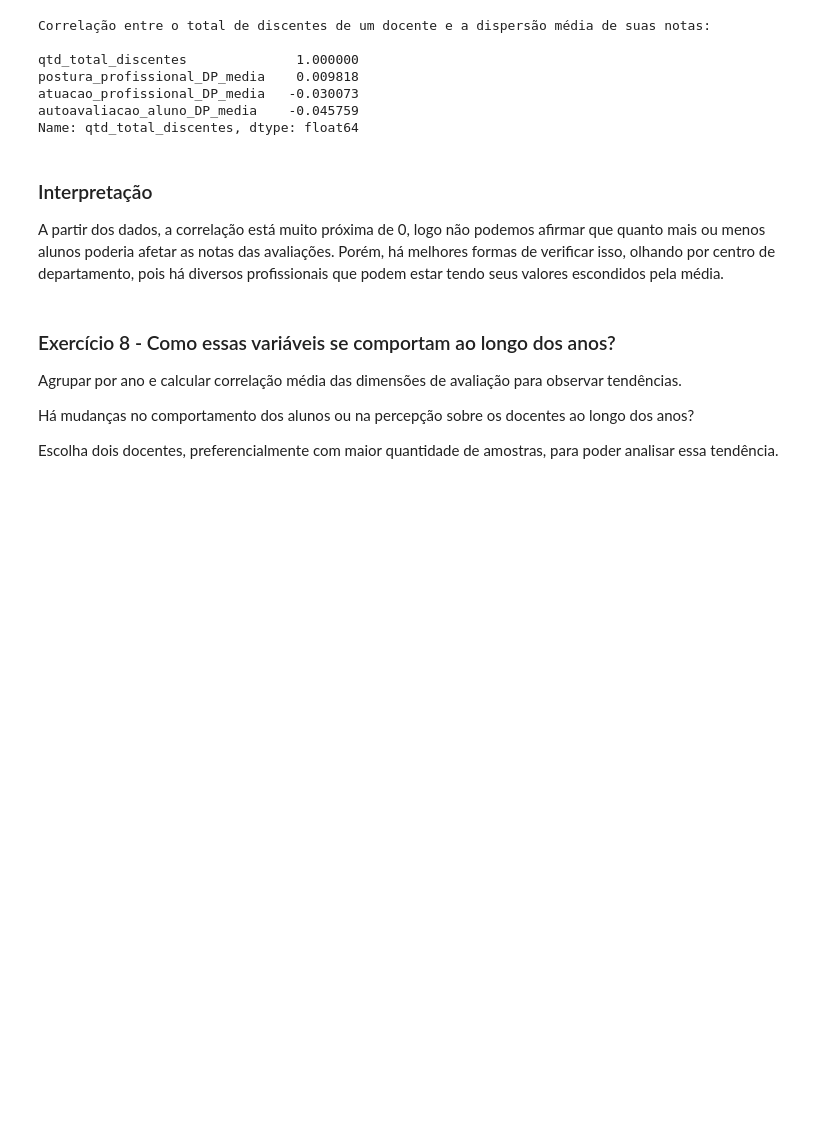
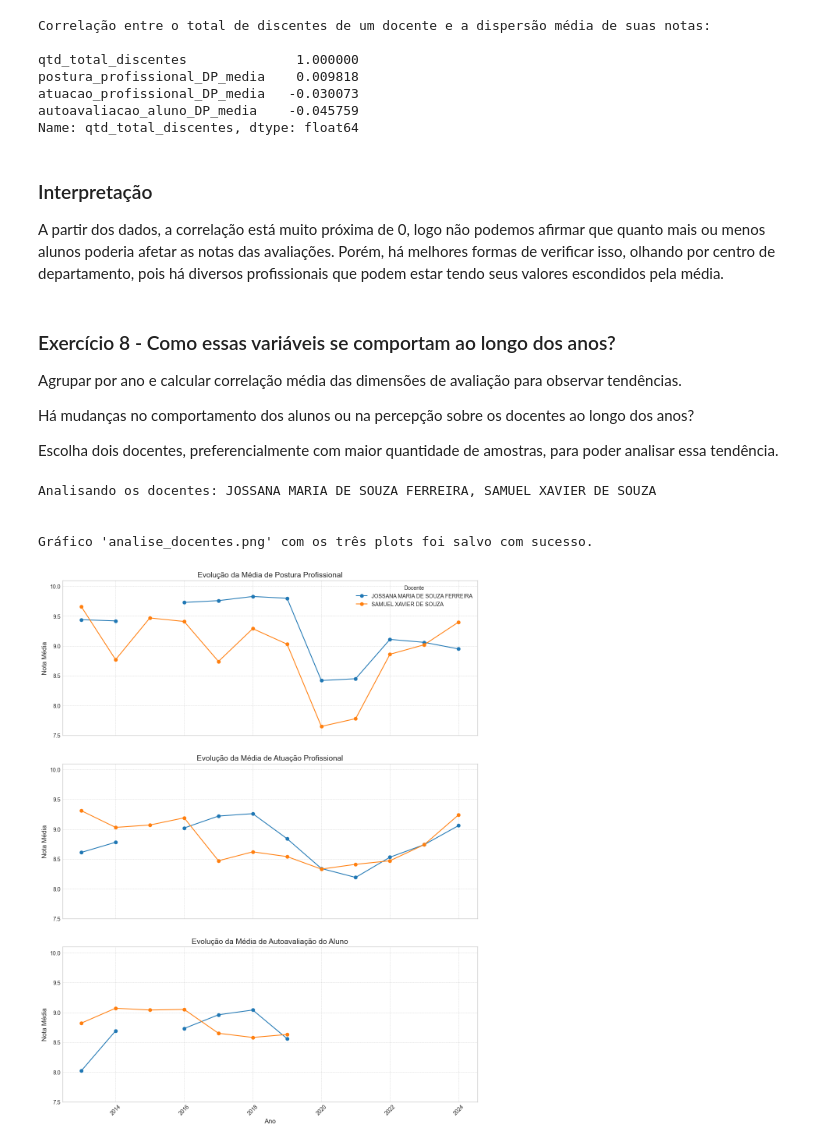
Before and after one commit to renanaqn/DCA3501_Data_Science, a Jupyter notebook: notebooks/notebook_08_-_estatistica_descritiva.ipynb, the cells around one changed output. Saved outputs shown, nothing was run; the diff lists cells and outputs as text; code cells hidden in the pictures; blank space fills up the shorter version.

```diff
--- a/notebooks/notebook_08_-_estatistica_descritiva.ipynb
+++ b/notebooks/notebook_08_-_estatistica_descritiva.ipynb
@@ -408,3 +406,76 @@ Agrupar por ano e calcular correlação média das dimensões de avaliação par
 Há mudanças no comportamento dos alunos ou na percepção sobre os docentes ao longo dos anos?
 
 Escolha dois docentes, preferencialmente com maior quantidade de amostras, para poder analisar essa tendência.
+# %%
+import matplotlib.pyplot as plt
+import matplotlib.ticker as mticker
+
+# Seleção dos Docentes
+docentes_para_analisar = [
+    "JOSSANA MARIA DE SOUZA FERREIRA",
+    "SAMUEL XAVIER DE SOUZA"
+]
+print(f"Analisando os docentes: {', '.join(docentes_para_analisar)}\n")
+
+df_docentes_escolhidos = df[df['nome_docente'].isin(docentes_para_analisar)]
+
+tendencia_anual_completa = df_docentes_escolhidos.groupby(['nome_docente', 'ano']).agg(
+    media_postura=('postura_profissional_media', 'mean'),
+    media_atuacao=('atuacao_profissional_media', 'mean'),
+    media_autoavaliacao=('autoavaliacao_aluno_media', 'mean'),
+    num_turmas=('id_turma', 'count')
+).round(2)
+
+# print("Tendência de avaliação anual completa para os docentes escolhidos:\n")
+# print(tendencia_anual_completa)
+
+# Preparação dos dados para os 3 gráficos, pivotando para facilitar o plot
+df_plot_postura = tendencia_anual_completa['media_postura'].unstack(level='nome_docente')
+df_plot_atuacao = tendencia_anual_completa['media_atuacao'].unstack(level='nome_docente')
+df_plot_autoavaliacao = tendencia_anual_completa['media_autoavaliacao'].unstack(level='nome_docente')
+
+
+# Criação da figura com os 3 Subplots
+fig, (ax1, ax2, ax3) = plt.subplots(nrows=3, ncols=1, figsize=(12, 15), sharex=True)
+plt.style.use('seaborn-v0_8-whitegrid')
+
+# Plot 1: Postura Profissional
+for professor in df_plot_postura.columns:
+    ax1.plot(df_plot_postura.index, df_plot_postura[professor], marker='o', label=professor)
+ax1.set_title('Evolução da Média de Postura Profissional', fontsize=14)
+ax1.set_ylabel('Nota Média', fontsize=12)
+ax1.legend(title='Docente')
+ax1.grid(True, which='both', linestyle='--', linewidth=0.5)
+
+# Plot 2: Atuação Profissional
+for professor in df_plot_atuacao.columns:
+    ax2.plot(df_plot_atuacao.index, df_plot_atuacao[professor], marker='o', label=professor)
+ax2.set_title('Evolução da Média de Atuação Profissional', fontsize=14)
+ax2.set_ylabel('Nota Média', fontsize=12)
+ax2.grid(True, which='both', linestyle='--', linewidth=0.5)
+
+# Plot 3: Autoavaliação do Aluno
+for professor in df_plot_autoavaliacao.columns:
+    ax3.plot(df_plot_autoavaliacao.index, df_plot_autoavaliacao[professor], marker='o', label=professor)
+ax3.set_title('Evolução da Média de Autoavaliação do Aluno', fontsize=14)
+ax3.set_xlabel('Ano', fontsize=12)
+ax3.set_ylabel('Nota Média', fontsize=12)
+ax3.grid(True, which='both', linestyle='--', linewidth=0.5)
+
+# Ajustes dos limites do eixo Y
+ax1.set_ylim(7.5, 10.1)
+ax2.set_ylim(7.5, 10.1)
+ax3.set_ylim(7.5, 10.1)
+
+ax3.xaxis.set_major_locator(mticker.MaxNLocator(integer=True))
+plt.xticks(rotation=45)
+plt.tight_layout(pad=3.0)
+
+plt.savefig('analise_docentes.png', dpi=300, bbox_inches='tight')
+print("\nGráfico 'analise_docentes.png' com os três plots foi salvo com sucesso.")
+# %% [output]
+Analisando os docentes: JOSSANA MARIA DE SOUZA FERREIRA, SAMUEL XAVIER DE SOUZA
+
+
+Gráfico 'analise_docentes.png' com os três plots foi salvo com sucesso.
+[figure, added]
```
Also changed, not shown: parts of 2 cells of this notebook, 3 other files.
